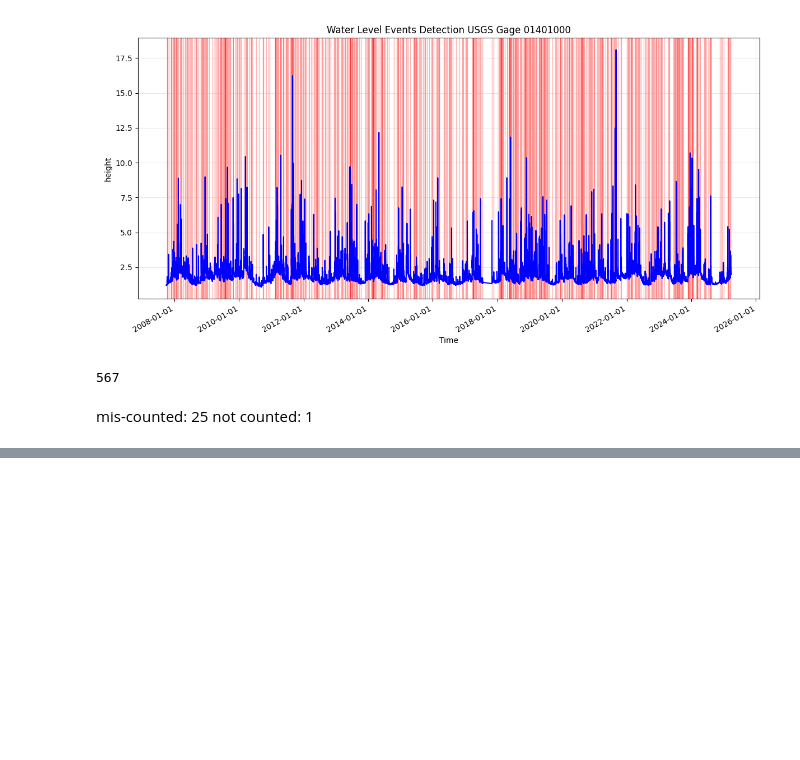
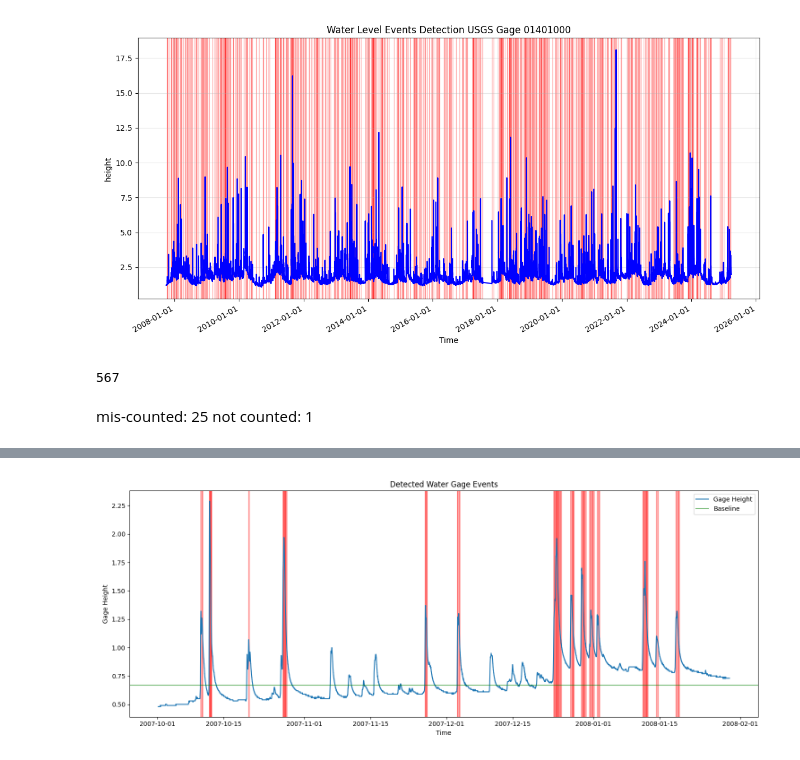
Before and after one commit to jacqubu/data-segmentation, a Jupyter notebook: examples.ipynb, the cells around one changed output, grey strips where cells are left out. Cells and saved outputs as stored; diff of their text form; code cells hidden in the pictures; blank space fills up the shorter version.

```diff
--- a/examples.ipynb
+++ b/examples.ipynb
@@ -629,0 +1135,81 @@ not counted: 1
+# %%
+def detect_events_with_ruptures(df, column_name='gage_height', date_column='datetime', model="rbf", pen=10):
+
+    # Convert datetime column to pandas datetime if needed
+    if date_column in df.columns:
+        df[date_column] = pd.to_datetime(df[date_column])
+
+    # Extract signal
+    signal = df[column_name].values
+
+    # Apply change point detection
+    # model = "rbf"  # Radial Basis Function cost model
+    algo = rpt.Pelt(model=model).fit(signal)
+    change_points = algo.predict(pen=pen)
+
+    # Process segments to identify events
+    events = []
+    baseline = np.median(signal)  # Use median as reference for normal state
+
+    for i in range(len(change_points)-1):
+        start_idx = change_points[i]
+        end_idx = change_points[i+1] - 1
+
+        segment = signal[start_idx:end_idx]
+        segment_mean = np.mean(segment)
+        segment_std = np.std(segment)
+
+        # Determine if segment is an event using statistical properties
+        # An event typically has higher mean and/or variance compared to baseline
+        z_score = abs((segment_mean - baseline) / np.std(signal))
+
+        # If this segment represents an event (z-score indicates abnormal behavior)
+        if z_score > 1.5 or segment_std > 1.5 * np.std(signal):
+            # Fine-tuning the exact start/end within the change point window
+            # Look for when the signal starts deviating significantly from baseline
+            fine_start = start_idx
+            for j in range(start_idx, min(start_idx + 20, end_idx)):
+                if abs(signal[j] - baseline) > 0.5 * abs(segment_mean - baseline):
+                    fine_start = j
+                    break
+
+            # Look for when the signal returns to normal
+            fine_end = end_idx
+            for j in range(end_idx, max(end_idx - 20, start_idx), -1):
+                if abs(signal[j] - baseline) > 0.5 * abs(segment_mean - baseline):
+                    fine_end = j
+                    break
+
+            # Create event record with precise timestamps
+            events.append({
+                'start_time': df[date_column].iloc[fine_start],
+                'end_time': df[date_column].iloc[min(fine_end, len(df)-1)],
+                'start_idx': fine_start,
+                'end_idx': fine_end,
+                'magnitude': segment_mean - baseline,
+                'duration': (df[date_column].iloc[min(fine_end, len(df)-1)] -
+                            df[date_column].iloc[fine_start]).total_seconds() / 3600  # hours
+            })
+
+    # Visualize the results
+    plt.figure(figsize=(15, 6))
+    plt.plot(df[date_column], signal, label='Gage Height')
+    plt.axhline(y=baseline, color='g', linestyle='-', alpha=0.5, label='Baseline')
+
+    # Highlight events
+    for event in events:
+        plt.axvspan(event['start_time'], event['end_time'],
+                   color='r', alpha=0.3)
+
+    plt.title('Detected Water Gage Events')
+    plt.xlabel('Time')
+    plt.ylabel('Gage Height')
+    plt.legend()
+    plt.tight_layout()
+    plt.show()
+
+    return events
+
+events = detect_events_with_ruptures(df, 'height', 'time', model="rbf", pen=2)
+# %% [output]
+[figure, added]
```
Also changed, not shown: parts of 9 cells of this notebook, 4 other files.
